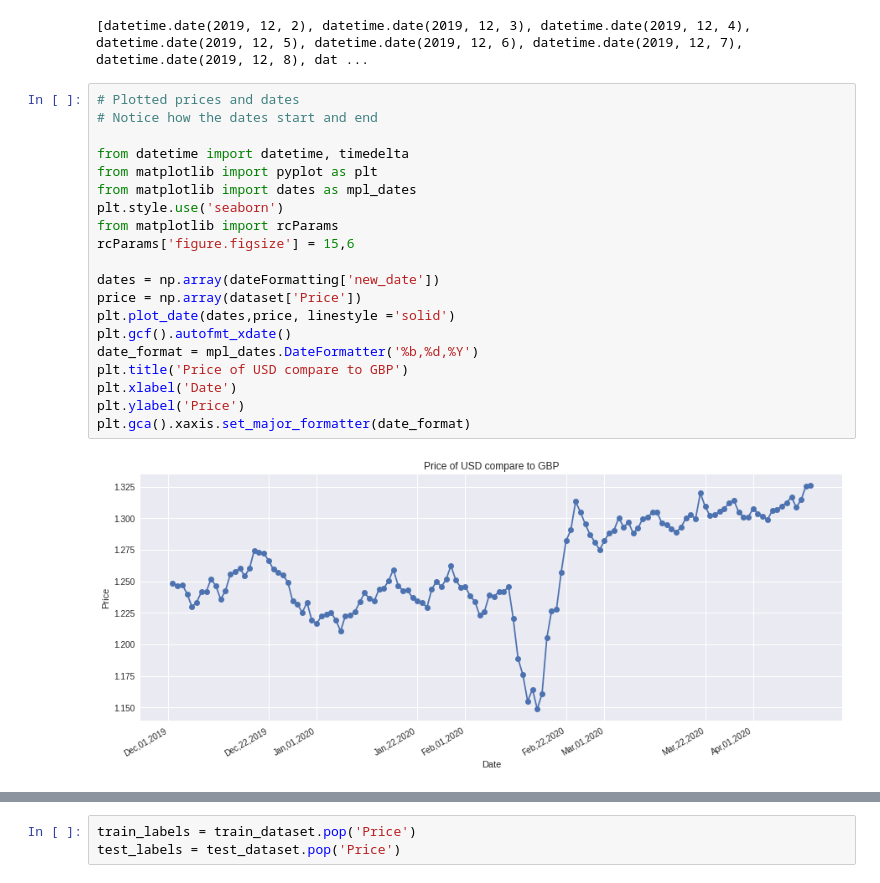
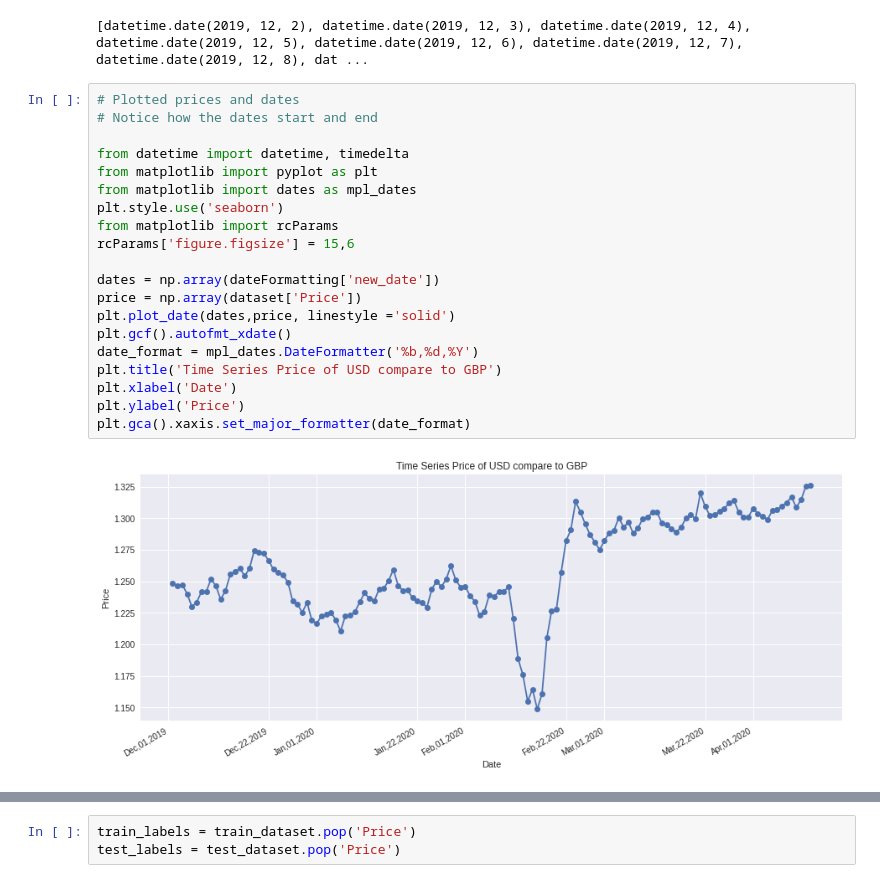
Before and after one commit to vivienneobrien/final_project, a Jupyter notebook: week_7/regression_model.ipynb, the cells around one changed output, grey strips where cells are left out. Cells and saved outputs as stored; diff of their text form.

```diff
--- a/week_7/regression_model.ipynb
+++ b/week_7/regression_model.ipynb
@@ -230,22 +226,22 @@ print(my_xticks)
 # %%
 # Plotted prices and dates
 # Notice how the dates start and end
 
 from datetime import datetime, timedelta
 from matplotlib import pyplot as plt
 from matplotlib import dates as mpl_dates
 plt.style.use('seaborn')
 from matplotlib import rcParams
 rcParams['figure.figsize'] = 15,6
 
 dates = np.array(dateFormatting['new_date'])
 price = np.array(dataset['Price'])
 plt.plot_date(dates,price, linestyle ='solid')
 plt.gcf().autofmt_xdate()
 date_format = mpl_dates.DateFormatter('%b,%d,%Y')
-plt.title('Price of USD compare to GBP')
+plt.title('Time Series Price of USD compare to GBP')
 plt.xlabel('Date')
 plt.ylabel('Price')
 plt.gca().xaxis.set_major_formatter(date_format)
 # %% [output]
-[figure, old version]
+[figure, new version]
```
Also changed, not shown: parts of 27 cells of this notebook, 1 other file.
